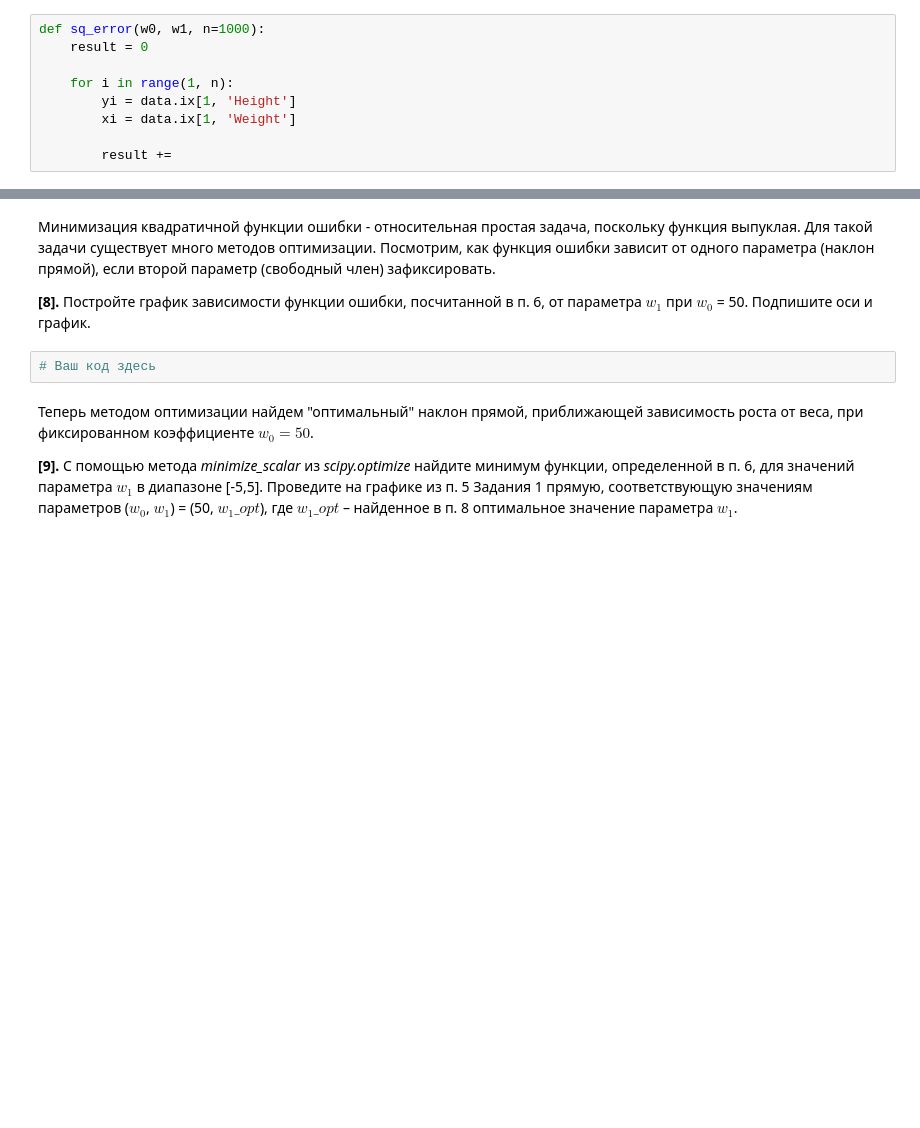
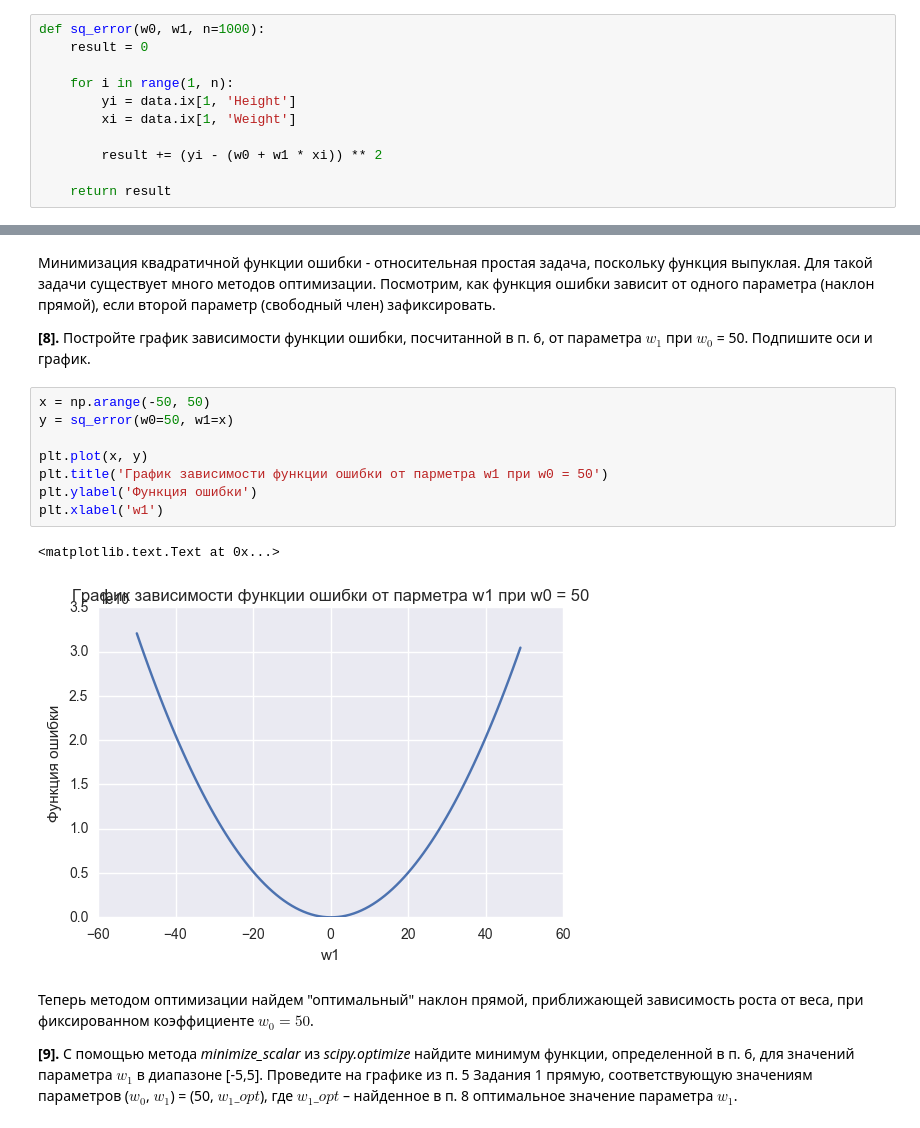
Before and after one commit to zavarovkv/coursera_c2_ML_MIPT, a Jupyter notebook: week1/linreg_height_weight.ipynb, the cells around one changed output, grey strips where cells are left out. Drawn from its saved outputs; the diff is of its cells as text; blank space fills up the shorter version.

```diff
--- a/week1/linreg_height_weight.ipynb
+++ b/week1/linreg_height_weight.ipynb
@@ -133,4 +133,6 @@ def sq_error(w0, w1, n=1000):
         yi = data.ix[1, 'Height']
         xi = data.ix[1, 'Weight']
 
-        result +=
+        result += (yi - (w0 + w1 * xi)) ** 2
+
+    return result
@@ -148,8 +166,17 @@ data.ix[1, 'Height']
 Минимизация квадратичной функции ошибки - относительная простая задача, поскольку функция выпуклая. Для такой задачи существует много методов оптимизации. Посмотрим, как функция ошибки зависит от одного параметра (наклон прямой), если второй параметр (свободный член) зафиксировать.
 
 **[8].** Постройте график зависимости функции ошибки, посчитанной в п. 6, от параметра $w_1$ при $w_0$ = 50. Подпишите оси и график.
-# %%
-# Ваш код здесь
+# %%
+x = np.arange(-50, 50)
+y = sq_error(w0=50, w1=x)
+
+plt.plot(x, y)
+plt.title('График зависимости функции ошибки от парметра w1 при w0 = 50')
+plt.ylabel('Функция ошибки')
+plt.xlabel('w1')
+# %% [output]
+<matplotlib.text.Text at 0x...>
+[figure, added]
 # %% [markdown]
 Теперь методом оптимизации найдем "оптимальный" наклон прямой, приближающей зависимость роста от веса, при фиксированном коэффициенте $w_0 = 50$.
 
```
Also changed, not shown: parts of 3 cells of this notebook.
